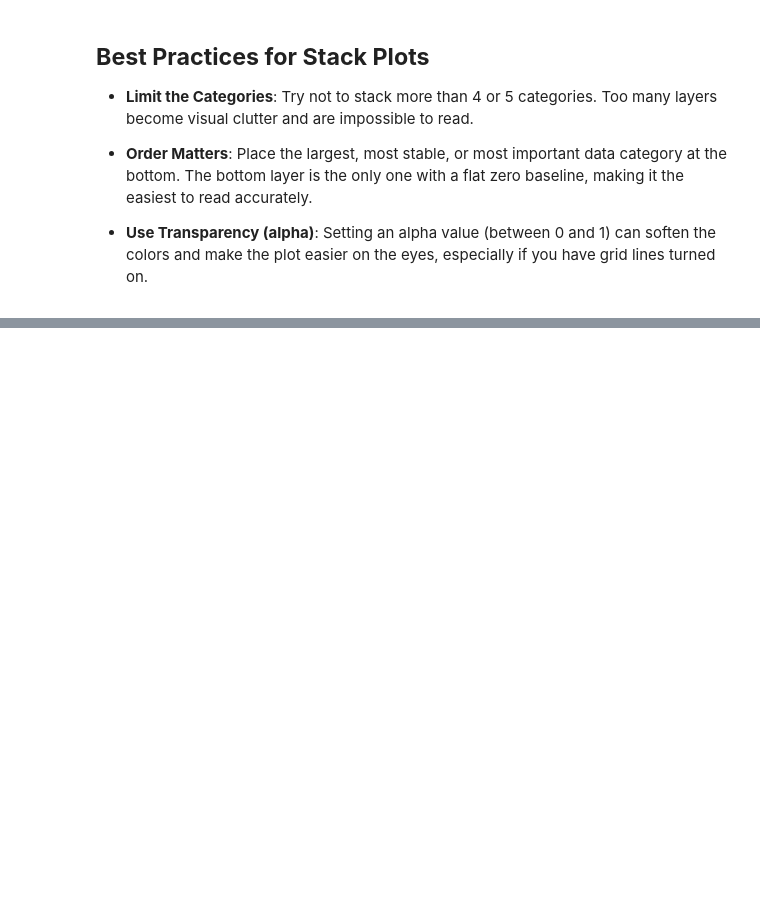
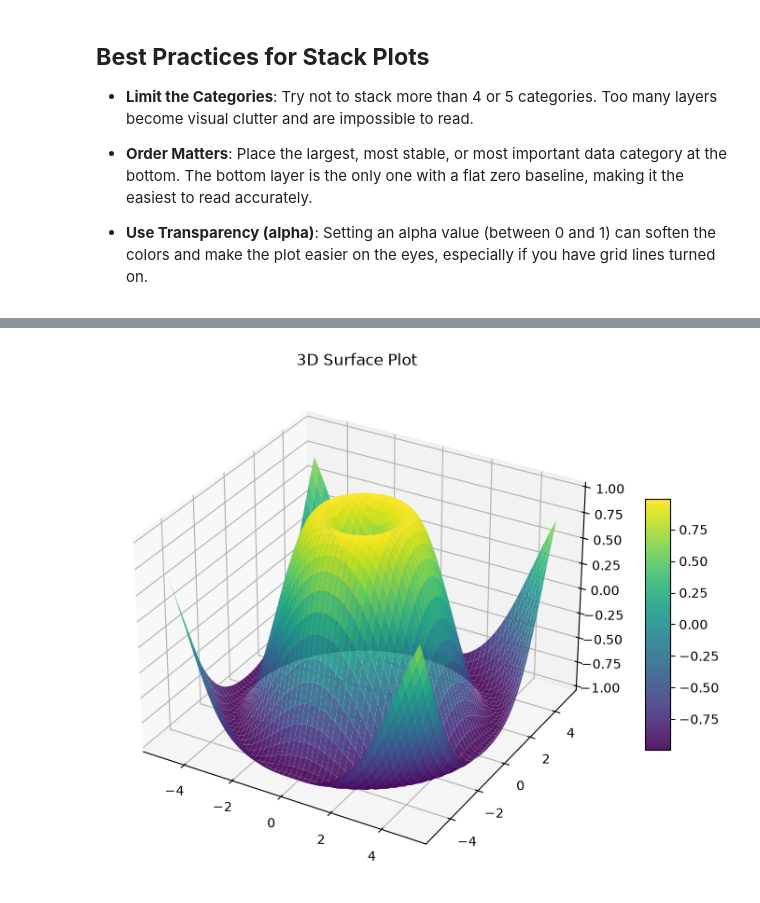
Before and after one commit to thilina-fer/python-deep-drive, a Jupyter notebook: 09. Matplotlib Library/02. Types of Plots.ipynb, the cells around one changed output, grey strips where cells are left out. Drawn from its saved outputs; the diff is of its cells as text; code cells hidden in the pictures; blank space fills up the shorter version.

```diff
--- a/09. Matplotlib Library/02. Types of Plots.ipynb
+++ b/09. Matplotlib Library/02. Types of Plots.ipynb
@@ -396,0 +471,25 @@ plt.show()
+# %%
+fig = plt.figure(figsize=(10, 7))
+ax = fig.add_subplot(111, projection='3d')
+
+# 1. Create 1D arrays for x and y
+x = np.linspace(-5, 5, 50)
+y = np.linspace(-5, 5, 50)
+
+# 2. Convert them into a 2D mesh grid
+X, Y = np.meshgrid(x, y)
+
+# 3. Calculate Z values based on X and Y (creating a ripple effect)
+Z = np.sin(np.sqrt(X**2 + Y**2))
+
+# 4. Plot the surface
+# cmap applies a color map, alpha adds slight transparency
+surface = ax.plot_surface(X, Y, Z, cmap='viridis', edgecolor='none', alpha=0.9)
+
+# Add a color bar to the side to act as a legend for the Z values
+fig.colorbar(surface, shrink=0.5, aspect=10)
+
+ax.set_title("3D Surface Plot")
+plt.show()
+# %% [output]
+[figure, added]
```
Also changed, not shown: parts of 10 cells of this notebook.
